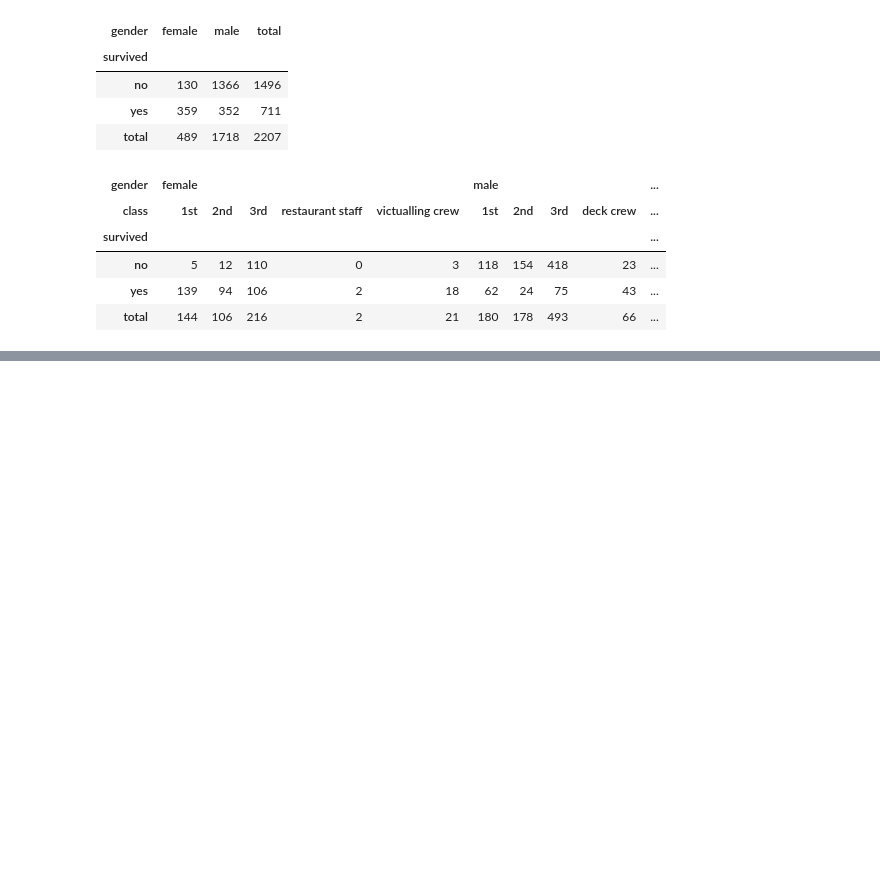
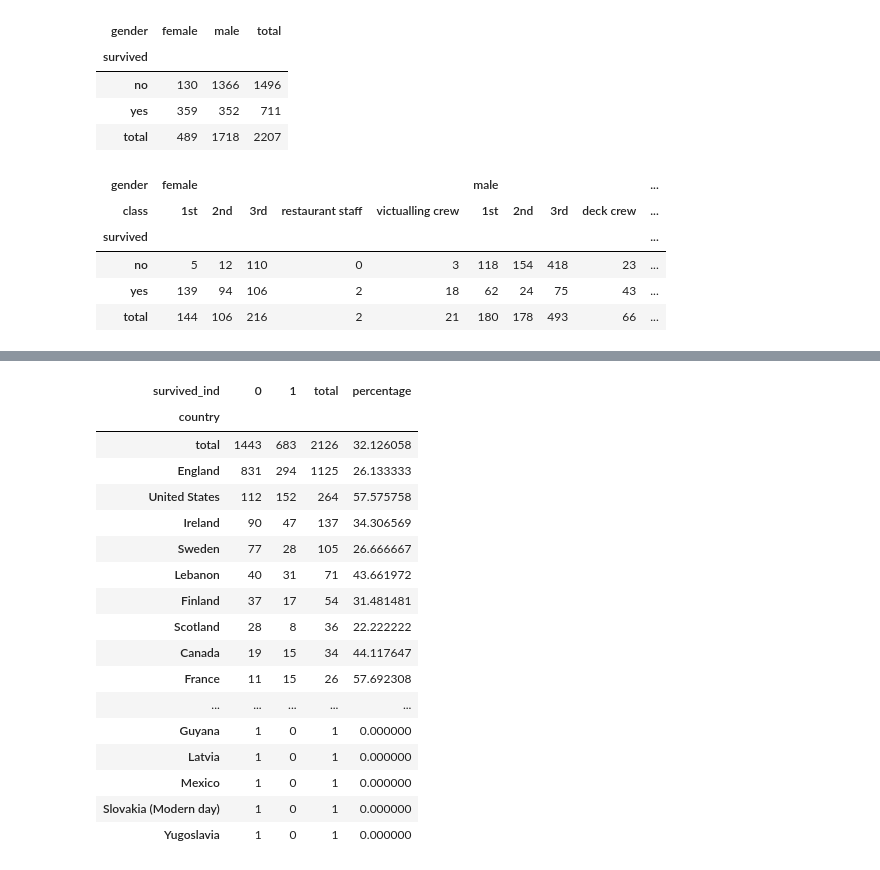
Before and after one commit to PrajwalLuitel/lambton_college_assessments, a Jupyter notebook: python_v2/class_practice/practice4.ipynb, the cells around one changed output, grey strips where cells are left out. Drawn from its saved outputs; the diff is of its cells as text; code cells hidden in the pictures; blank space fills up the shorter version.

```diff
--- a/python_v2/class_practice/practice4.ipynb
+++ b/python_v2/class_practice/practice4.ipynb
@@ -277,0 +394,21 @@ crosstab
+# %%
+crosstab.sort_values(['total', 'percentage'], ascending=False)
+# %% [output]
+| survived_ind | 0 | 1 | total | percentage |
+| country |  |  |  |  |
+| total | 1443 | 683 | 2126 | 32.126058 |
+| England | 831 | 294 | 1125 | 26.133333 |
+| United States | 112 | 152 | 264 | 57.575758 |
+| Ireland | 90 | 47 | 137 | 34.306569 |
+| Sweden | 77 | 28 | 105 | 26.666667 |
+| Lebanon | 40 | 31 | 71 | 43.661972 |
+| Finland | 37 | 17 | 54 | 31.481481 |
+| Scotland | 28 | 8 | 36 | 22.222222 |
+| Canada | 19 | 15 | 34 | 44.117647 |
+| France | 11 | 15 | 26 | 57.692308 |
+| ... | ... | ... | ... | ... |
+| Guyana | 1 | 0 | 1 | 0.000000 |
+| Latvia | 1 | 0 | 1 | 0.000000 |
+| Mexico | 1 | 0 | 1 | 0.000000 |
+| Slovakia (Modern day) | 1 | 0 | 1 | 0.000000 |
+| Yugoslavia | 1 | 0 | 1 | 0.000000 |
```
Also changed, not shown: parts of 14 cells of this notebook.
